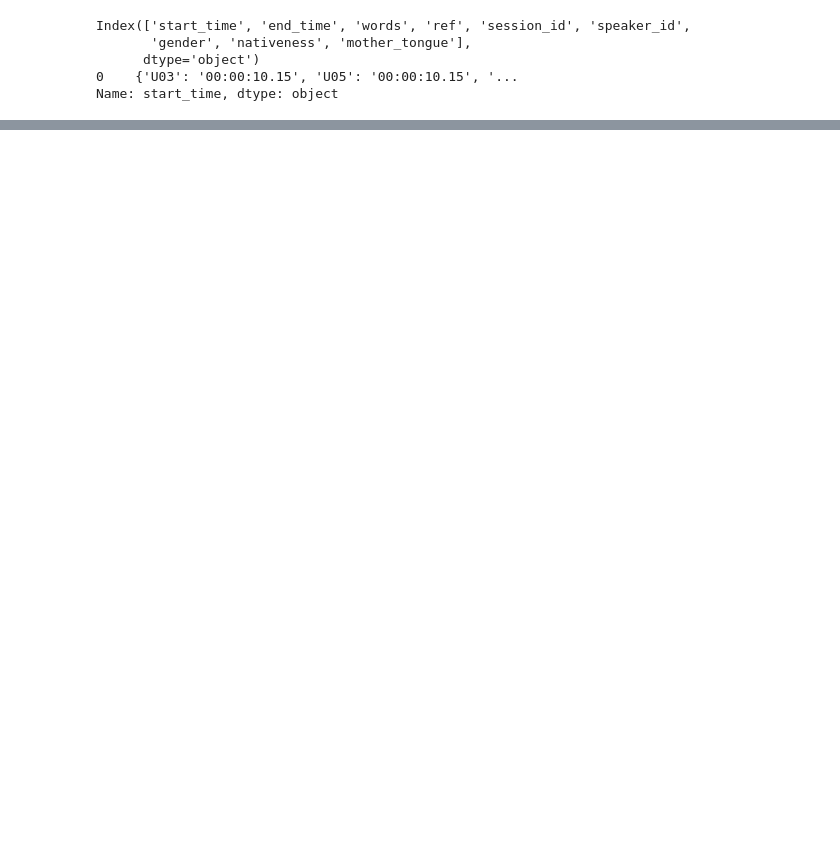
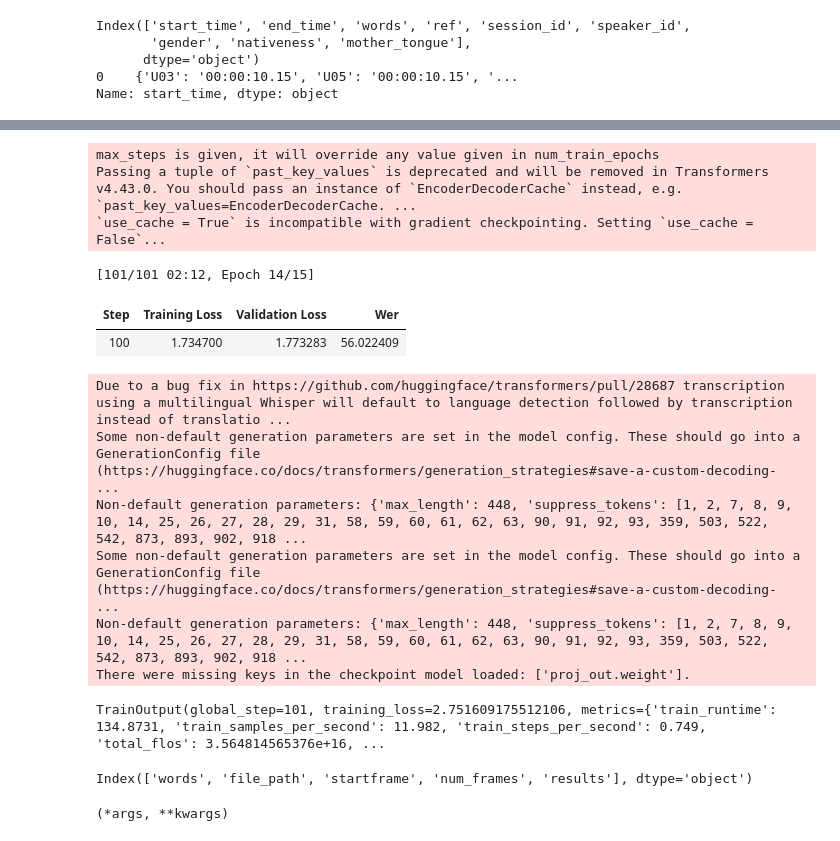
Before and after one commit to niklas-baier/Master_thesis, a Jupyter notebook: Whisper.ipynb, the cells around one changed output, grey strips where cells are left out. Cells and saved outputs as stored; diff of their text form; code cells hidden in the pictures; blank space fills up the shorter version.

Commit message:
Made some cleanups and added the transcription at the end

```diff
--- a/Whisper.ipynb
+++ b/Whisper.ipynb
@@ -255,15 +249,28 @@ features = Features({
 
 
 })
+tokenizer = WhisperTokenizer.from_pretrained("openai/whisper-large-v3", task="transcribe", language="en")
+def Hug_dataset_creation(expanded_df, mode):
+    dataset = Dataset.from_pandas(expanded_df, features=features)
+    shuffled_dataset = dataset.shuffle(seed=42)
+    if mode == 'train':
+        return shuffled_dataset.select(range(100))
+    else:
+          return shuffled_dataset.select(range(100))
 
-dataset = Dataset.from_pandas(expanded_df, features=features)
-print(expanded_df.head(10))
+
+
+train_dataset = Hug_dataset_creation(expanded_df, mode='train')
+
+eval_dataset = Hug_dataset_creation(eval_df, mode='eval')
+
+
 #dataset = dataset.to_iterable_dataset()
-print(dataset[0])
+print(train_dataset[0])
 import inspect
 print(inspect.signature(WhisperTokenizer))
-tokenizer = WhisperTokenizer.from_pretrained("openai/whisper-large-v3", task="transcribe", language="en")
-dataset = dataset.select(range(100))
+
+
 
 def prepare_dataset(batch):
     # load and resample audio data from 48 to 16kHz
@@ -285,13 +292,15 @@ def prepare_dataset(batch):
     batch["labels"] = tokenizer(batch["words"]).input_ids
     return batch
 
-dataset = dataset.map(prepare_dataset)
-dataset.save_to_disk("testing.hf")
+train_dataset = train_dataset.map(prepare_dataset)
+eval_dataset = train_dataset.map(prepare_dataset)
+train_dataset.save_to_disk("train.hf")
+eval_dataset.save_to_disk("eval.hf")
 import os
 from datasets import load_from_disk, Dataset
 
 # Define the path to the dataset directory
-dataset_path = "testing.hf"
+dataset_path = "train.hf"
 
 # Check if the directory exists
 if os.path.exists(dataset_path) and os.path.isdir(dataset_path):
@@ -308,4 +317,3 @@ model = AutoModelForSpeechSeq2Seq.from_pretrained(
 )
 
 model.to(device)
-print(dataset.features)
@@ -424,34 +503,48 @@ training_args = Seq2SeqTrainingArguments(
     gradient_accumulation_steps=1,  # increase by 2x for every 2x decrease in batch size
     learning_rate=1e-5,
     warmup_steps=0,
     max_steps=101,#4000
     gradient_checkpointing=True,
     fp16=True,
     eval_strategy="steps",
     per_device_eval_batch_size=8,
     predict_with_generate=True,
     generation_max_length=225,
     save_steps=100,
     eval_steps=100,
     logging_steps=25,
     report_to=["tensorboard"],
     load_best_model_at_end=True,
     metric_for_best_model="wer",
     greater_is_better=False,
 
 )
 
 trainer = Seq2SeqTrainer(
     args=training_args,
     model=model,
-    train_dataset=dataset,
+    train_dataset=train_dataset,
     eval_dataset=eval_dataset,
     data_collator=data_collator,
     compute_metrics=compute_metrics,
     tokenizer=processor.feature_extractor,
 )
 processor.save_pretrained(training_args.output_dir)
 trainer.train()
+# %% [output]
+max_steps is given, it will override any value given in num_train_epochs
+Passing a tuple of `past_key_values` is deprecated and will be removed in Transformers v4.43.0. You should pass an instance of `EncoderDecoderCache` instead, e.g. `past_key_values=EncoderDecoderCache. ...
+`use_cache = True` is incompatible with gradient checkpointing. Setting `use_cache = False`...
+[101/101 02:12, Epoch 14/15]
+| Step | Training Loss | Validation Loss | Wer |
+| 100 | 1.734700 | 1.773283 | 56.022409 |
+Due to a bug fix in https://github.com/huggingface/transformers/pull/28687 transcription using a multilingual Whisper will default to language detection followed by transcription instead of translatio ...
+Some non-default generation parameters are set in the model config. These should go into a GenerationConfig file (https://huggingface.co/docs/transformers/generation_strategies#save-a-custom-decoding- ...
+Non-default generation parameters: {'max_length': 448, 'suppress_tokens': [1, 2, 7, 8, 9, 10, 14, 25, 26, 27, 28, 29, 31, 58, 59, 60, 61, 62, 63, 90, 91, 92, 93, 359, 503, 522, 542, 873, 893, 902, 918 ...
+Some non-default generation parameters are set in the model config. These should go into a GenerationConfig file (https://huggingface.co/docs/transformers/generation_strategies#save-a-custom-decoding- ...
+Non-default generation parameters: {'max_length': 448, 'suppress_tokens': [1, 2, 7, 8, 9, 10, 14, 25, 26, 27, 28, 29, 31, 58, 59, 60, 61, 62, 63, 90, 91, 92, 93, 359, 503, 522, 542, 873, 893, 902, 918 ...
+There were missing keys in the checkpoint model loaded: ['proj_out.weight'].
+TrainOutput(global_step=101, training_loss=2.751609175512106, metrics={'train_runtime': 134.8731, 'train_samples_per_second': 11.982, 'train_steps_per_second': 0.749, 'total_flos': 3.564814565376e+16, ...
 # %%
 # Chime Normalization of the results
 model_path = "./whisper-small-hi/checkpoint-101"
@@ -468,16 +561,36 @@ print(expanded_df.columns)
 
 
 ds = load_dataset("hf-internal-testing/librispeech_asr_dummy", "clean", split="validation")
-sample = ds[0]["audio"]
-input_features = processor(sample["array"], sampling_rate=sample["sampling_rate"], return_tensors="pt").input_features
+from tqdm import tqdm
+
+
+
+# Iterate over the dataset with progress tracking
+eval_temp = pd.DataFrame(columns=['results_trained'])
+for i, example in tqdm(enumerate(eval_dataset), total=len(eval_dataset)):
+    sample = ds[0]["audio"]
+    input_features = processor(sample["array"], sampling_rate=sample["sampling_rate"], return_tensors="pt").input_features
+    outputs = model.generate(input_features)
+    transcription = processor.batch_decode(outputs, skip_special_tokens=True)
+
+    eval_temp.loc[i, "results_trained"]= transcription
+
+
+
+
+
+
+
+
+
 
 print(inspect.signature(model))
 # Generate the output
-outputs = model.generate(input_features)
-transcription = processor.batch_decode(outputs, skip_special_tokens=True)
+
 # Decode the output
-
-print(transcription)
+# %% [output]
+Index(['words', 'file_path', 'startframe', 'num_frames', 'results'], dtype='object')
+(*args, **kwargs)
 # %%
 ## visualization of the layers
 import torch.nn as nn
```
Also changed, not shown: parts of 13 cells of this notebook.
